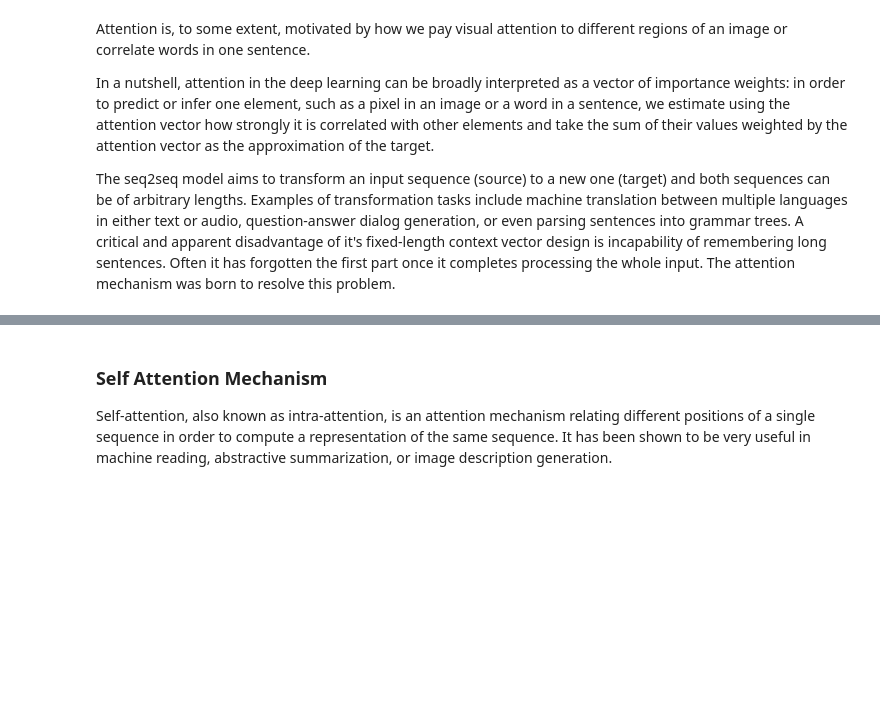
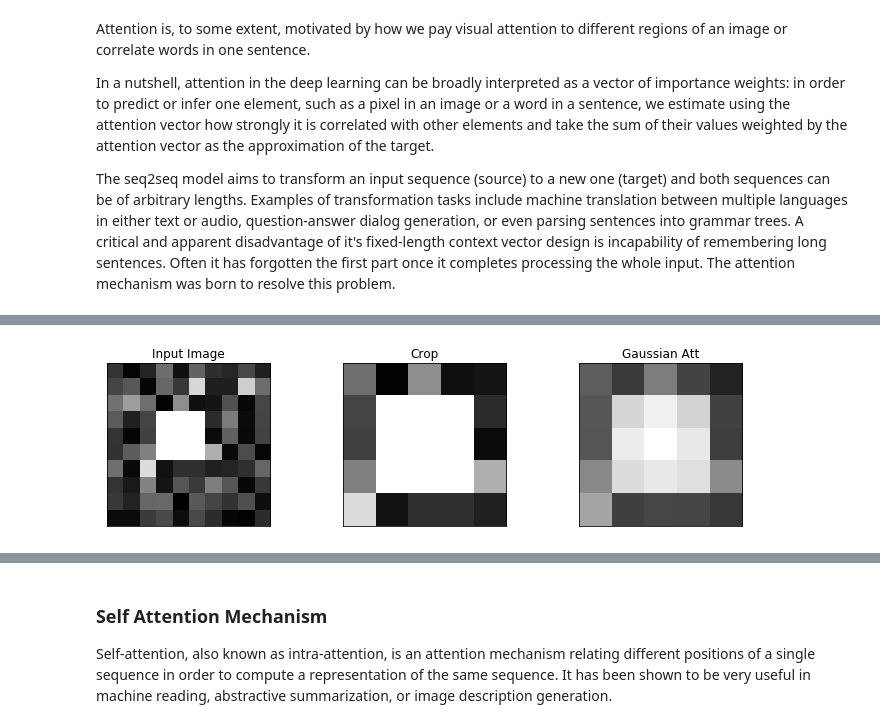
Before and after one commit to ebi-byte/kt, a Jupyter notebook: NN/Attention Mechanism.ipynb, the cells around one changed output, grey strips where cells are left out. Saved outputs shown, nothing was run; the diff lists cells and outputs as text; code cells hidden in the pictures; blank space fills up the shorter version.

```diff
--- a/NN/Attention Mechanism.ipynb
+++ b/NN/Attention Mechanism.ipynb
@@ -8,0 +39,9 @@ The seq2seq model aims to transform an input sequence (source) to a new one (tar
+# %%
+img_size = 10, 10
+glimpse_size = 5, 5
+
+x = abs(np.random.randn(1, *img_size)) * .3
+x[0, 3:6, 3:6] = 1
+
+# Make a crop
+crop = x[0, 2:7, 2:7]
@@ -8,0 +84,35 @@ The seq2seq model aims to transform an input sequence (source) to a new one (tar
+# %%
+tf.reset_default_graph()
+
+# placeholders
+tx = tf.placeholder(tf.float32, x.shape)
+tu = tf.placeholder(tf.float32, [1])
+ts = tf.placeholder(tf.float32, [1])
+td = tf.placeholder(tf.float32, [1])
+stn_params = tf.placeholder(tf.float32, [1, 4], 'stn_params')
+# %%
+# Gaussian Attention
+gaussian_att_params = tf.concat([tu, ts, td, tu, ts, td], -1)
+gaussian_glimpse_expr = gaussian_glimpse(tx, gaussian_att_params, glimpse_size)
+# %%
+sess = tf.Session()
+
+# extract a Gaussian glimpse
+u = 2
+s = .5
+d = 1
+u, s, d = (np.asarray([i]) for i in (u, s, d))
+gaussian_crop = sess.run(gaussian_glimpse_expr, feed_dict={tx: x, tu: u, ts: s, td: d})
+# %%
+# plots
+fig, axes = plt.subplots(1, 3, figsize=(12, 3))
+
+titles = ['Input Image', 'Crop', 'Gaussian Att']
+imgs = [x, crop, gaussian_crop]
+for ax, title, img in zip(axes, titles, imgs):
+    ax.imshow(img.squeeze(), cmap='gray', vmin=0., vmax=1.)
+    ax.set_title(title)
+    ax.xaxis.set_visible(False)
+    ax.yaxis.set_visible(False)
+# %% [output]
+[figure, added]
```
Also changed, not shown: parts of 6 cells of this notebook.
